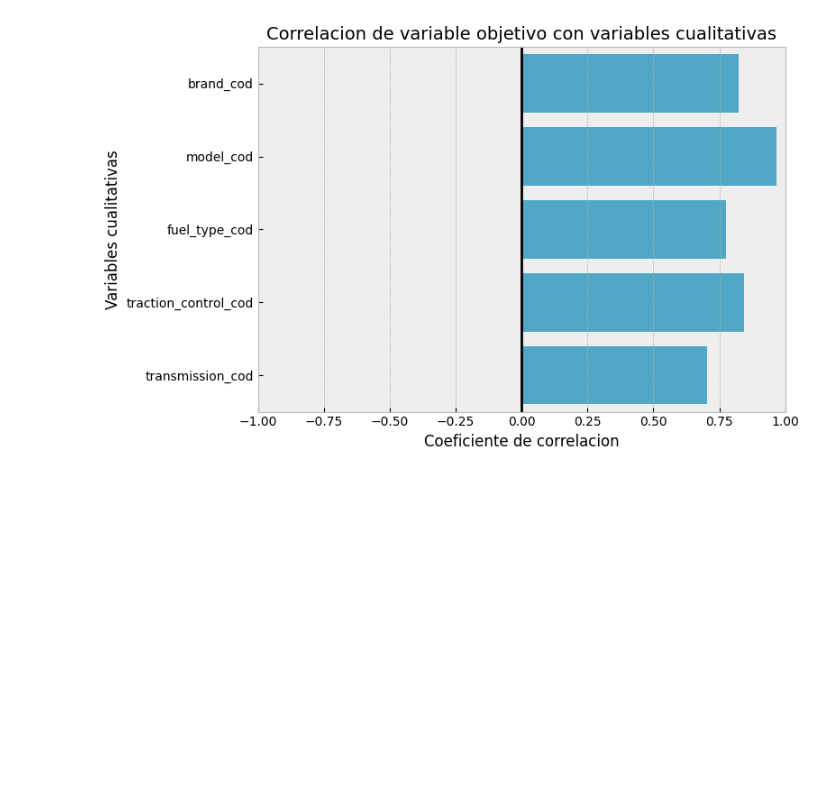
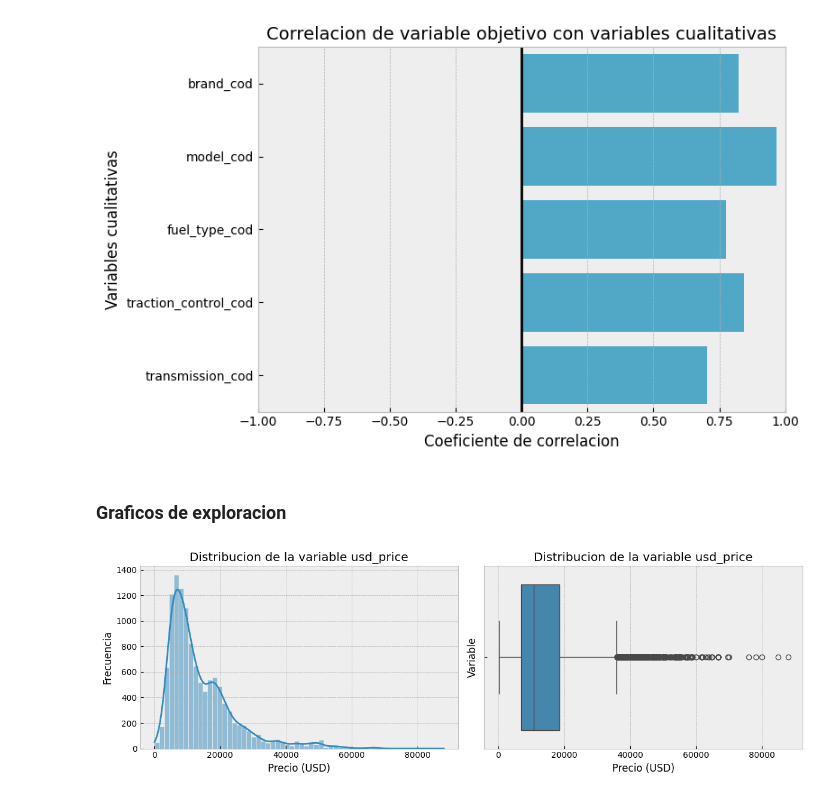
Before and after one commit to arielRas/UsedCarPricePredict-MercadoLibre, a Jupyter notebook: Eda.ipynb, the cells around one changed output. Drawn from its saved outputs; the diff is of its cells as text; code cells hidden in the pictures; blank space fills up the shorter version.

Commit message:
Se agrega grafico de distribucion para la variable usd_price

```diff
--- a/Eda.ipynb
+++ b/Eda.ipynb
@@ -39,3 +39,23 @@ vars = ['brand_cod', 'model_cod', 'fuel_type_cod', 'traction_control_cod', 'tran
 Correlations(df, 'usd_price', vars, 'cualitativas').plot_contingency_coef()
 # %% [output]
 [figure]
+# %% [markdown]
+### Graficos de exploracion
+# %%
+#DISTRIBUCION DE LA VARIABLE PRECIO
+mpl.style.use('bmh')
+fig, ax = plt.subplots(nrows=1, ncols=2, figsize=(12,4))
+sns.histplot(df.usd_price, kde=True, bins=60, ax=ax[0])
+ax[0].set_title('Distribucion de la variable usd_price')
+ax[0].set_xlabel('Precio (USD)')
+ax[0].set_ylabel('Frecuencia')
+
+sns.boxplot(df.usd_price, orient='h' ,ax=ax[1])
+ax[1].set_title('Distribucion de la variable usd_price')
+ax[1].set_xlabel('Precio (USD)')
+ax[1].set_ylabel('Variable')
+plt.tight_layout()
+plt.show()
+mpl.style.use('default')
+# %% [output]
+[figure, added]
```
Also changed, not shown: 1 other file.
